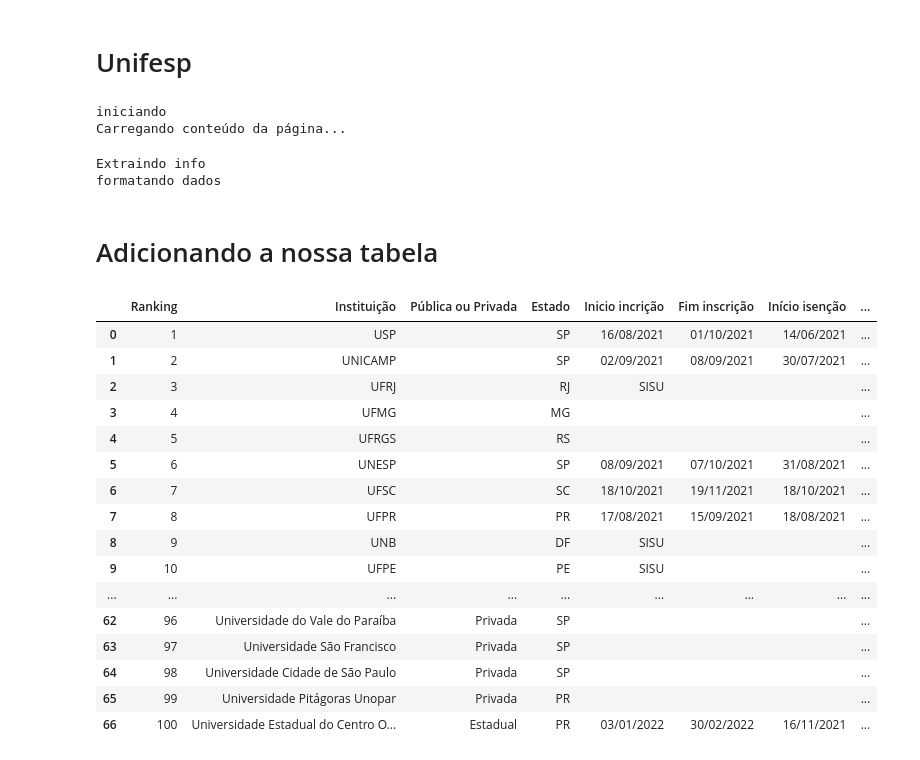
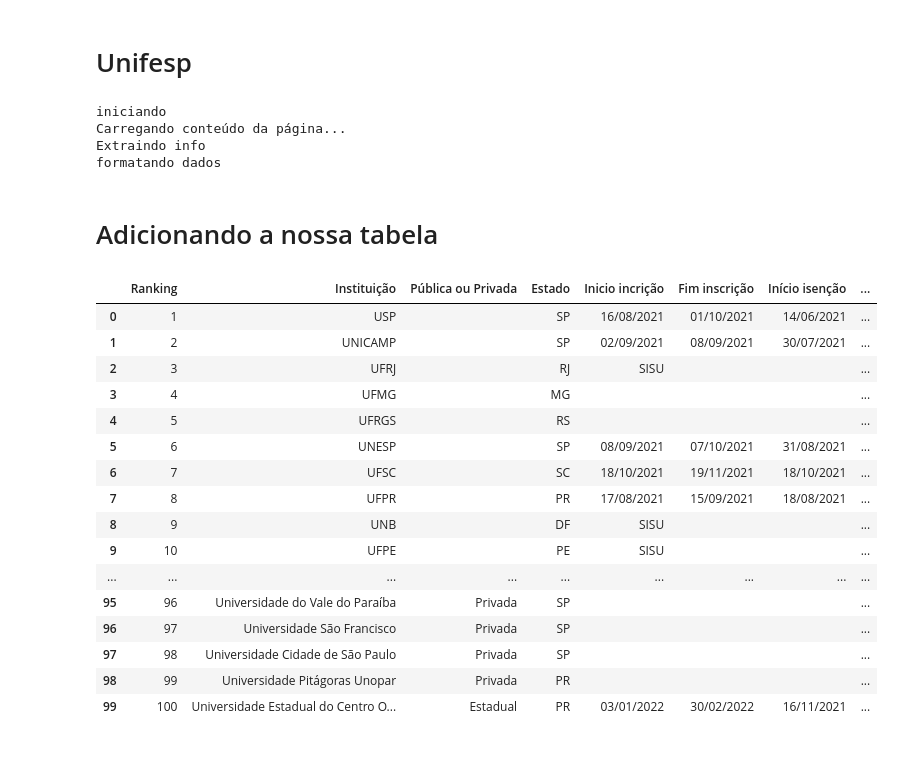
Before and after one commit to Marina-Lara/Framework-Vestibulares, a Jupyter notebook: extrator_univ.ipynb, the cells around one changed output. Cells and saved outputs as stored; diff of their text form; code cells hidden in the pictures.

Commit message:
Primeira etapa - extração

```diff
--- a/extrator_univ.ipynb
+++ b/extrator_univ.ipynb
@@ -9,0 +13,3 @@ pd.set_option('display.max_columns', 1000)
+# %%
+nucvest = exNucvest.ExtratorNucvest()
+nucvest.extrair_informacoes()
@@ -10,8 +18,8 @@ pd.set_option('display.max_columns', 1000)
 # %% [markdown]
 # Acafe
 # %%
-vest = exAcafe.ExtratorUniv('Verão 2022')
-vest.extrair_informações()
+acafe = exAcafe.ExtratorUniv('Verão 2022')
+acafe.extrair_informacoes()
 # %% [output]
 banner fechado.
 cookies aceitos.
@@ -26,56 +34,57 @@ uepg.extrair_informações()
 # Unifesp
 # %%
 unifesp = exUnifesp.ExtratorUnifesp()
+unifesp.extrair_informacoes()
 # %% [output]
 iniciando
 Carregando conteúdo da página...
+Extraindo info
+formatando dados
-# %%
-unifesp.extrair_informações()
-# %% [output]
-Extraindo info
-formatando dados
 # %% [markdown]
 # Adicionando a nossa tabela
 # %%
 ranking = pd.read_csv('ranking_universidades.csv', dtype = str, encoding = 'latin-1', sep = ';')
 ranking.fillna('', inplace = True)
 
 for index, row in ranking.iterrows():
     if row['Extrator'] == 'ExtratorAcafe':
-        row['link site'] = vest.url
-        row['Inicio incrição'] = vest.inicio_das_insc
-        row['Fim inscrição'] = vest.termino_das_insc
-        row['Primiera fase'] = vest.primeira_fase
+        row['link site'] = acafe.url
+        row['Inicio incrição'] = acafe.inicio_das_insc
+        row['Fim inscrição'] = acafe.termino_das_insc
+        row['Primiera fase'] = acafe.primeira_fase
     elif row['Extrator'] == 'ExtratorUepg':
         row['link site'] = uepg.url
         row['Inicio incrição'] = uepg.inicio_das_insc
         row['Fim inscrição'] = uepg.termino_das_insc
         row['Primiera fase'] = uepg.primeira_fase
     elif row['Extrator'] == 'ExtratorUnifesp':
         row['link site'] = unifesp.url
         row['Inicio incrição'] = unifesp.inicio_das_insc
         row['Fim inscrição'] = unifesp.termino_das_insc
         row['Primiera fase'] = unifesp.primeira_fase
-        row['Primeira fase (segundo dia)'] = unifesp.primeir_fase_dia2
-
-        pass
-# ranking.to_csv('ranking(2).csv', sep = ',', encoding = 'utf-8', index = False, quoting = csv.QUOTE_ALL)
+        row['Primeira fase (segundo dia)'] = unifesp.primeira_fase_dia2
+    elif row['Extrator'] == 'ExtratorNucvest':
+        row['link site'] = nucvest.url
+        row['Inicio incrição'] = nucvest.inicio_das_insc
+        row['Fim inscrição'] = nucvest.termino_das_insc
+        row['Primiera fase'] = nucvest.primeira_fase
+ranking.to_csv('ranking.csv', sep = ',', encoding = 'utf-8', index = False, quoting = csv.QUOTE_ALL)
 ranking
 # %% [output]
 |  | Ranking | Instituição | Pública ou Privada | Estado | Inicio incrição | Fim inscrição | Início isenção | ... |
 | 0 | 1 | USP |  | SP | 16/08/2021 | 01/10/2021 | 14/06/2021 | ... |
 | 1 | 2 | UNICAMP |  | SP | 02/09/2021 | 08/09/2021 | 30/07/2021 | ... |
 | 2 | 3 | UFRJ |  | RJ | SISU |  |  | ... |
 | 3 | 4 | UFMG |  | MG |  |  |  | ... |
 | 4 | 5 | UFRGS |  | RS |  |  |  | ... |
 | 5 | 6 | UNESP |  | SP | 08/09/2021 | 07/10/2021 | 31/08/2021 | ... |
 | 6 | 7 | UFSC |  | SC | 18/10/2021 | 19/11/2021 | 18/10/2021 | ... |
 | 7 | 8 | UFPR |  | PR | 17/08/2021 | 15/09/2021 | 18/08/2021 | ... |
 | 8 | 9 | UNB |  | DF | SISU |  |  | ... |
 | 9 | 10 | UFPE |  | PE | SISU |  |  | ... |
 | ... | ... | ... | ... | ... | ... | ... | ... | ... |
-| 62 | 96 | Universidade do Vale do Paraí­ba | Privada | SP |  |  |  | ... |
-| 63 | 97 | Universidade São Francisco | Privada | SP |  |  |  | ... |
-| 64 | 98 | Universidade Cidade de São Paulo | Privada | SP |  |  |  | ... |
-| 65 | 99 | Universidade Pitágoras Unopar | Privada | PR |  |  |  | ... |
-| 66 | 100 | Universidade Estadual do Centro O... | Estadual | PR | 03/01/2022 | 30/02/2022 | 16/11/2021 | ... |
+| 95 | 96 | Universidade do Vale do Paraí­ba | Privada | SP |  |  |  | ... |
+| 96 | 97 | Universidade São Francisco | Privada | SP |  |  |  | ... |
+| 97 | 98 | Universidade Cidade de São Paulo | Privada | SP |  |  |  | ... |
+| 98 | 99 | Universidade Pitágoras Unopar | Privada | PR |  |  |  | ... |
+| 99 | 100 | Universidade Estadual do Centro O... | Estadual | PR | 03/01/2022 | 30/02/2022 | 16/11/2021 | ... |
```
Also changed, not shown: parts of 4 cells of this notebook, 6 other files.
